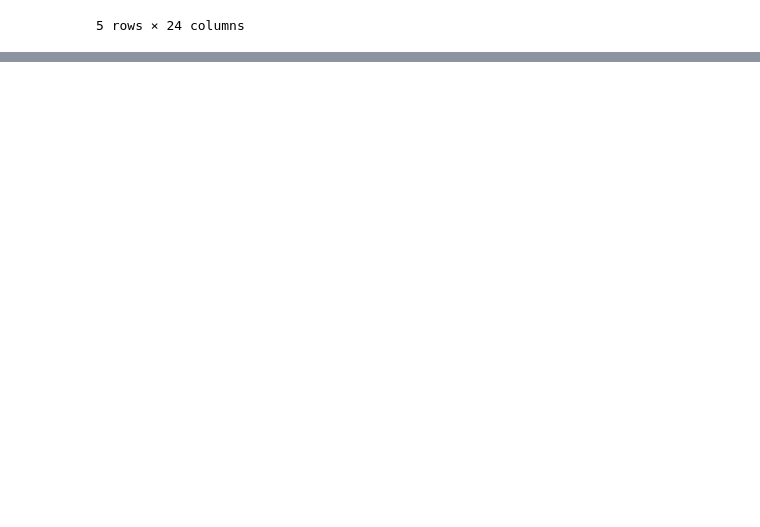
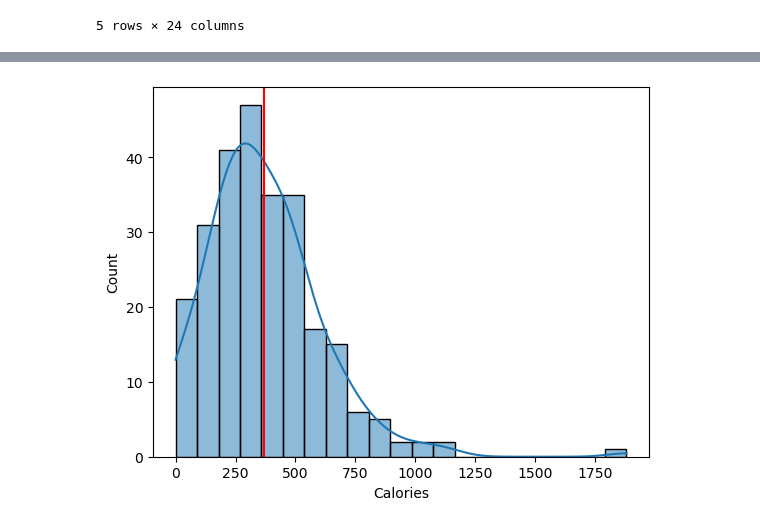
Before and after one commit to Sugandha-H-B/OIBSIP, a Jupyter notebook: Level1_Project1.ipynb, the cells around one changed output, grey strips where cells are left out. Cells and saved outputs as stored; diff of their text form; code cells hidden in the pictures; blank space fills up the shorter version.

```diff
--- a/Level1_Project1.ipynb
+++ b/Level1_Project1.ipynb
@@ -285,0 +355,6 @@ df1.head()
+# %%
+sns.histplot(df1,x='Calories',kde=True)
+plt.axvline(df1['Calories'].mean(), color='red')
+plt.show()
+# %% [output]
+[figure, added]
```
Also changed, not shown: parts of 9 cells of this notebook.
